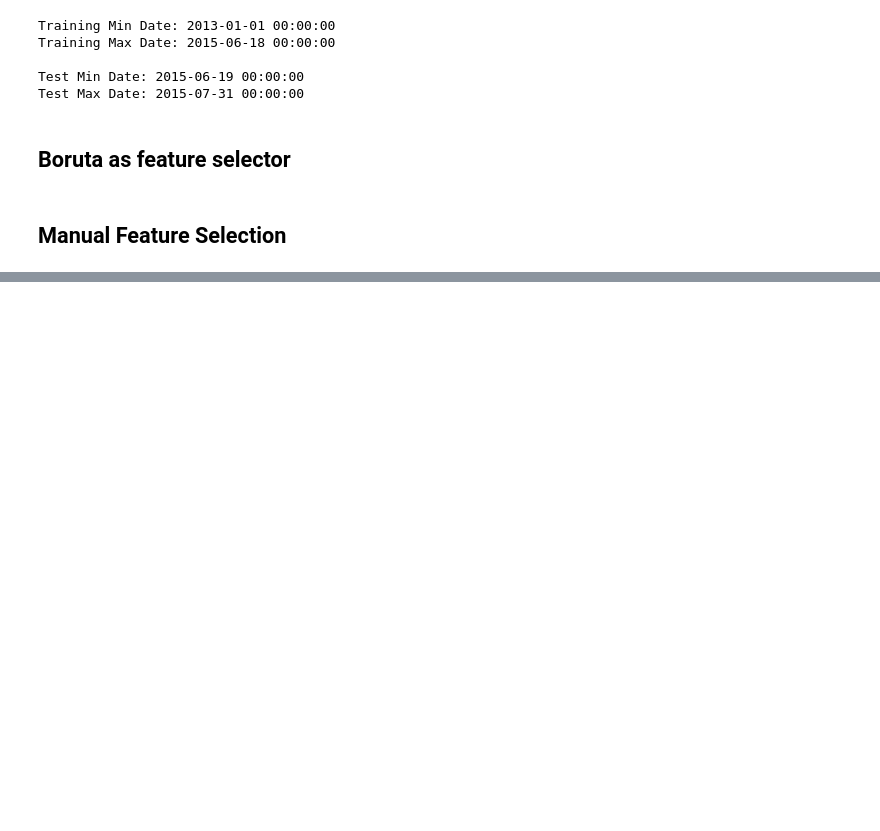
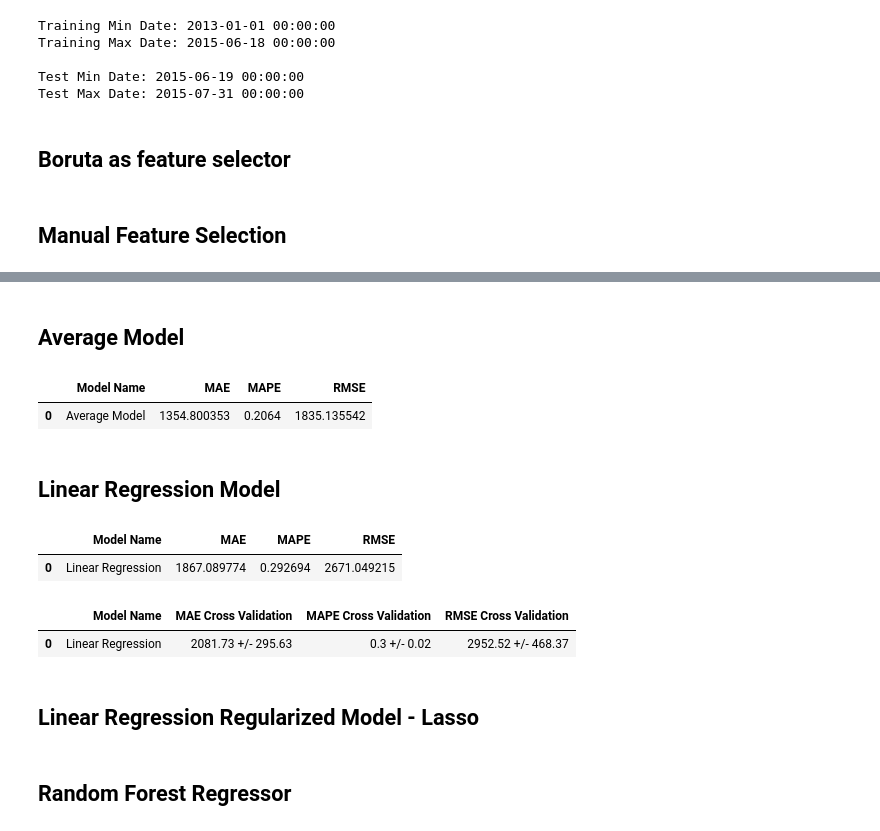
Before and after one commit to dwck/dsproducao, a Jupyter notebook: dsproducao.ipynb, the cells around one changed output, grey strips where cells are left out. Cells and saved outputs as stored; diff of their text form; code cells hidden in the pictures; blank space fills up the shorter version.

```diff
--- a/dsproducao.ipynb
+++ b/dsproducao.ipynb
@@ -644,4 +683,6 @@ cols_selected_boruta = ['store','promo','store_type','assortment','competition_d
 cols_not_selected_boruta = ['is_promo','month_sin','school_holiday','state_holiday_christmas','state_holiday_easter_holiday','state_holiday_public_holiday','state_holiday_regular_day','week_of_year_sin','year']
 
 feat_to_add = ['date','sales']
-#cols_selected_boruta.extend(feat_to_add)
+
+cols_selected_boruta_full = cols_selected_boruta.copy()
+cols_selected_boruta_full.extend(feat_to_add)
@@ -699,0 +691,46 @@ lrr_result
+# %%
+x_train2 = x_train[cols_selected_boruta]
+x_test2 = x_test[cols_selected_boruta]
+
+x_training = x_train[cols_selected_boruta_full]
+# %% [markdown]
+## Average Model
+# %%
+aux1=x_test2.copy()
+aux1['sales']=y_test.copy()
+
+#Prediction
+aux2 = aux1[['store','sales']].groupby('store').mean().reset_index().rename(columns={'sales':'predictions'})
+aux1 = pd.merge(aux1,aux2,how='left',on='store')
+yhat_baseline = aux1['predictions']
+
+#Performance
+baseline_result = ml_error('Average Model',np.expm1(y_test),np.expm1(yhat_baseline))
+baseline_result
+# %% [output]
+|  | Model Name | MAE | MAPE | RMSE |
+| 0 | Average Model | 1354.800353 | 0.2064 | 1835.135542 |
+# %% [markdown]
+## Linear Regression Model
+# %%
+#Model
+lr = LinearRegression().fit(x_train2,y_train)
+
+#Prediction
+yhat_lr = lr.predict(x_test2)
+
+#Perfomance
+lr_result = ml_error('Linear Regression',np.expm1(y_test),np.expm1(yhat_lr))
+lr_result
+# %% [output]
+|  | Model Name | MAE | MAPE | RMSE |
+| 0 | Linear Regression | 1867.089774 | 0.292694 | 2671.049215 |
+# %%
+#Cross Validation
+lr_result_cv = cross_validation(x_training,5,'Linear Regression',lr)
+lr_result_cv
+# %% [output]
+|  | Model Name | MAE Cross Validation | MAPE Cross Validation | RMSE Cross Validation |
+| 0 | Linear Regression | 2081.73 +/- 295.63 | 0.3 +/- 0.02 | 2952.52 +/- 468.37 |
+# %% [markdown]
+## Linear Regression Regularized Model - Lasso
@@ -699,0 +751,2 @@ lrr_result
+# %% [markdown]
+## Random Forest Regressor
```
Also changed, not shown: parts of 26 cells of this notebook.
